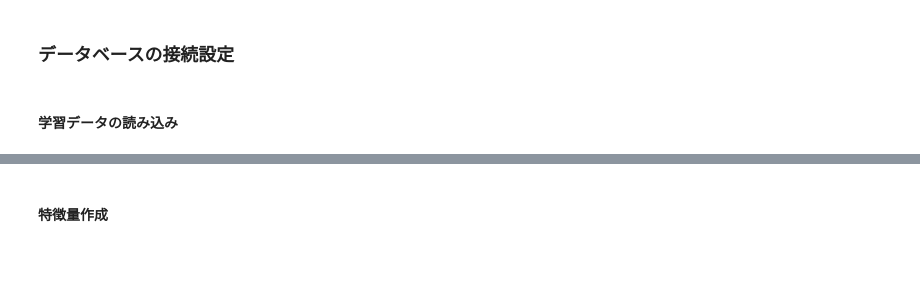
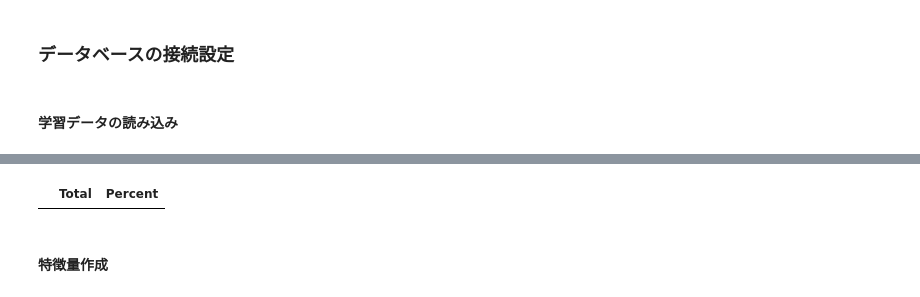
Before and after one commit to CodeSeterpie/CodeSeterpie, a Jupyter notebook: Kaggle/HousePrices/notebook/main/lgb_mysql.ipynb, the cells around one changed output, grey strips where cells are left out. Saved outputs shown, nothing was run; the diff lists cells and outputs as text; code cells hidden in the pictures; blank space fills up the shorter version.

```diff
--- a/Kaggle/HousePrices/notebook/main/lgb_mysql.ipynb
+++ b/Kaggle/HousePrices/notebook/main/lgb_mysql.ipynb
@@ -60,3 +64,95 @@ test.to_sql('test', engine, index=False, if_exists='replace')
+# %%
+def missing_percentage(df):
+    """This function takes a DataFrame(df) as input and returns two columns, total missing values and total missing values percentage"""
+    ## the two following line may seem complicated but its actually very simple.
+    total = df.isnull().sum().sort_values(ascending = False)[df.isnull().sum().sort_values(ascending = False) != 0]
+    percent = round(df.isnull().sum().sort_values(ascending = False)/len(df)*100,2)[round(df.isnull().sum().sort_values(ascending = False)/len(df)*100,2) != 0]
+    return pd.concat([total, percent], axis=1, keys=['Total','Percent'])
+
+
+all_data = train.copy()
+all_data = all_data.append(test, ignore_index=True)
+
+missing_val_col = ["Alley",
+                   "PoolQC",
+                   "MiscFeature",
+                   "Fence",
+                   "FireplaceQu",
+                   "GarageType",
+                   "GarageFinish",
+                   "GarageQual",
+                   "GarageCond",
+                   'BsmtQual',
+                   'BsmtCond',
+                   'BsmtExposure',
+                   'BsmtFinType1',
+                   'BsmtFinType2',
+                   'MasVnrType']
+
+for i in missing_val_col:
+    train[i] = train[i].fillna('None')
+    test[i] = test[i].fillna('None')
+
+missing_val_col2 = ['BsmtFinSF1',
+                    'BsmtFinSF2',
+                    'BsmtUnfSF',
+                    'TotalBsmtSF',
+                    'BsmtFullBath',
+                    'BsmtHalfBath',
+                    'GarageYrBlt',
+                    'GarageArea',
+                    'GarageCars',
+                    'MasVnrArea']
+
+for i in missing_val_col2:
+    train[i] = train[i].fillna(0)
+    test[i] = test[i].fillna(0)
+
+train['Functional'] = train['Functional'].fillna('Typ')
+test['Functional'] = test['Functional'].fillna('Typ')
+
+train['Utilities'] = train['Utilities'].fillna('AllPub')
+test['Utilities'] = test['Utilities'].fillna('AllPub')
+
+train['Electrical'] = train['Electrical'].fillna("SBrkr")
+test['Electrical'] = test['Electrical'].fillna("SBrkr")
+
+train['KitchenQual'] = train['KitchenQual'].fillna("TA")
+test['KitchenQual'] = test['KitchenQual'].fillna("TA")
+
+"""
+all_data['LotFrontage'] = all_data.groupby('Neighborhood')['LotFrontage'].transform( lambda x: x.fillna(x.mean()))
+train['LotFrontage'] = all_data['LotFrontage'][0:len(train)]
+test['LotFrontage'] = pd.Series(all_data['LotFrontage'][len(train): len(train) + len(test) + 1].values.tolist())
+"""
+train['LotFrontage'] = train['LotFrontage'].fillna(0)
+test['LotFrontage'] = test['LotFrontage'].fillna(0)
+
+"""
+all_data['MSZoning'] = all_data.groupby('MSSubClass')['MSZoning'].transform(lambda x: x.fillna(x.mode()[0]))
+train['MSZoning'] = all_data['MSZoning'][0:len(train)]
+test['MSZoning'] = pd.Series(all_data['MSZoning'][len(train): len(train) + len(test) + 1].values.tolist())
+"""
+train['MSZoning'] = train['MSZoning'].fillna('None')
+test['MSZoning'] = test['MSZoning'].fillna('None')
+
+
+# 学習データ、テストデータ合わせた中での最頻値を設定
+train['Exterior1st'] = train['Exterior1st'].fillna(all_data['Exterior1st'].mode()[0])
+test['Exterior1st'] = test['Exterior1st'].fillna(all_data['Exterior1st'].mode()[0])
+
+train['Exterior2nd'] = train['Exterior2nd'].fillna(all_data['Exterior2nd'].mode()[0])
+test['Exterior2nd'] = test['Exterior2nd'].fillna(all_data['Exterior2nd'].mode()[0])
+
+train['SaleType'] = train['SaleType'].fillna(all_data['SaleType'].mode()[0])
+test['SaleType'] = test['SaleType'].fillna(all_data['SaleType'].mode()[0])
+
+
+
+#missing_percentage(train)
+missing_percentage(test)
+# %% [output]
+|  | Total | Percent |
 # %% [markdown]
  #### 特徴量作成
 # %%
```
Also changed, not shown: parts of 10 cells of this notebook, 1 other file.
